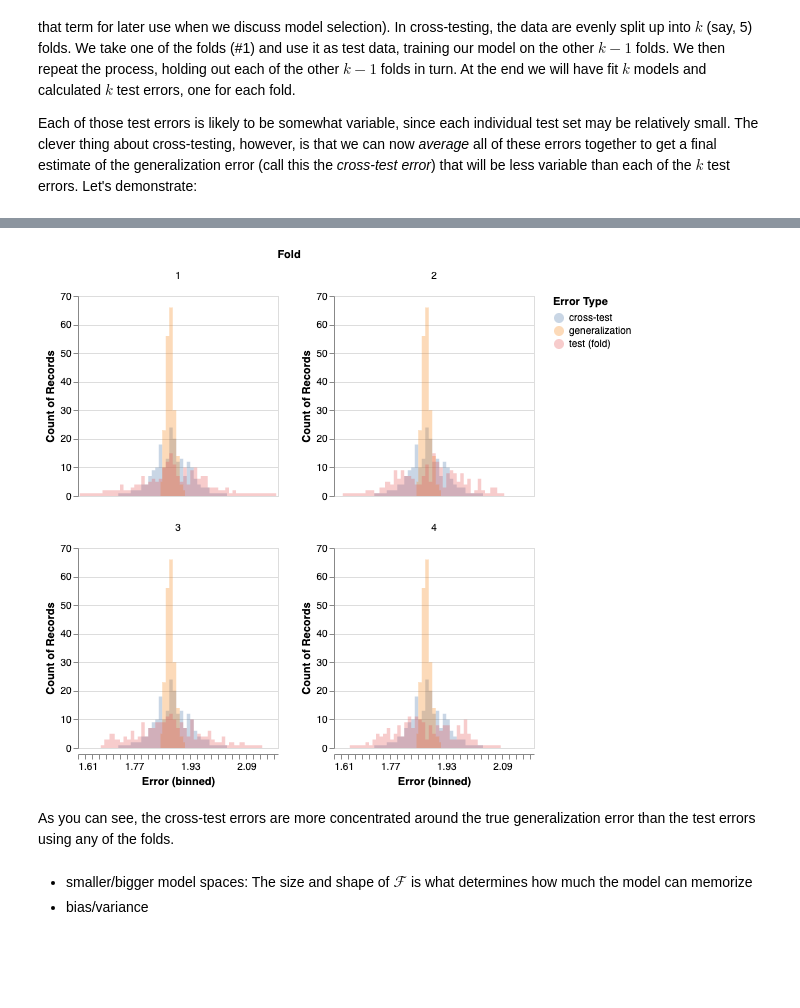
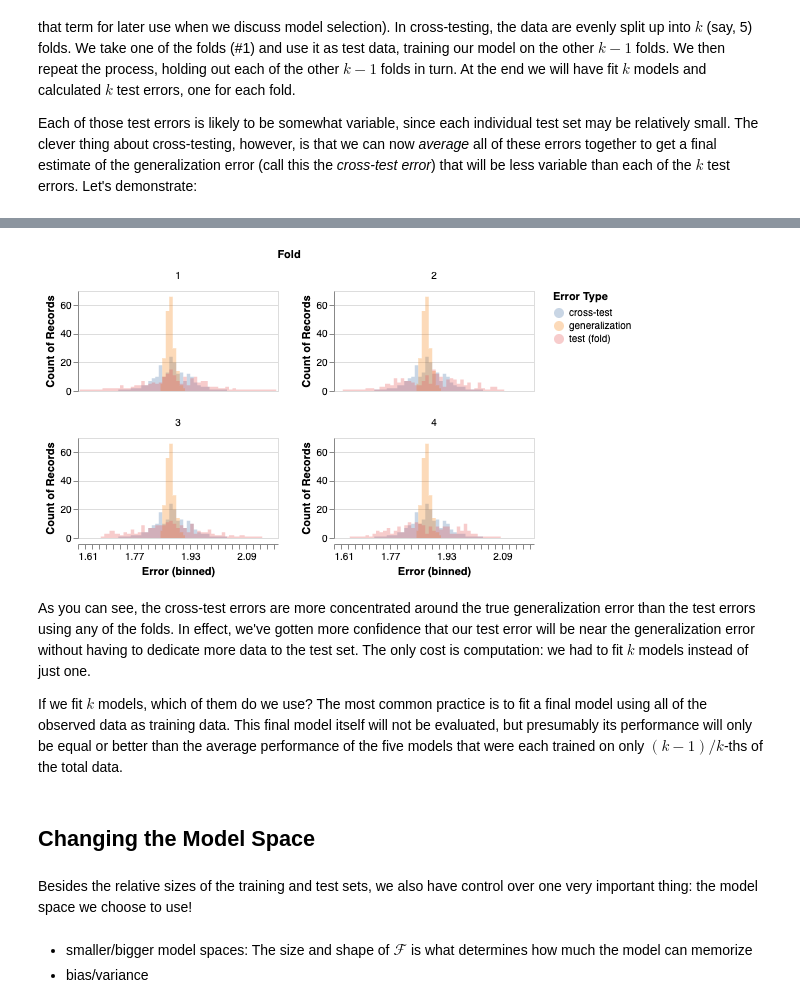
Before and after one commit to alejandroschuler/CSL, a Jupyter notebook: docs/content/model-eval/model-eval.ipynb, the cells around one changed output, grey strips where cells are left out. Drawn from its saved outputs; the diff is of its cells as text; code cells hidden in the pictures; blank space fills up the shorter version.

```diff
--- a/docs/content/model-eval/model-eval.ipynb
+++ b/docs/content/model-eval/model-eval.ipynb
@@ -757,25 +785,31 @@ results
 # %%
 alt.Chart(
     results,
-    height=200,
+    height=100,
     width=200
 ).mark_area(
     opacity=0.3,
     interpolate='step'
 ).encode(
     alt.X('Error:Q', bin=alt.Bin(maxbins=100)),
     alt.Y('count()', stack=None),
     alt.Color('Error Type:N')
 ).facet(
     facet='Fold:N',
     columns=2
 ).resolve_scale(
     y='independent'
 )
 # %% [output]
-[figure, old version]
+[figure, new version]
-# %% [markdown]
-As you can see, the cross-test errors are more concentrated around the true generalization error than the test errors using any of the folds.
+# %% [markdown]
+As you can see, the cross-test errors are more concentrated around the true generalization error than the test errors using any of the folds. In effect, we've gotten more confidence that our test error will be near the generalization error without having to dedicate more data to the test set. The only cost is computation: we had to fit $k$ models instead of just one.
+
+If we fit $k$ models, which of them do we use? The most common practice is to fit a final model using all of the observed data as training data. This final model itself will not be evaluated, but presumably its performance will only be equal or better than the average performance of the five models that were each trained on only $(k-1)/k$-ths of the total data.
+# %% [markdown]
+## Changing the Model Space
+# %% [markdown]
+Besides the relative sizes of the training and test sets, we also have control over one very important thing: the model space we choose to use!
 # %% [markdown]
 - smaller/bigger model spaces: The size and shape of $\mathcal F$ is what determines how much the model can memorize
 - bias/variance
```
Also changed, not shown: parts of 5 cells of this notebook, 22 other files.
